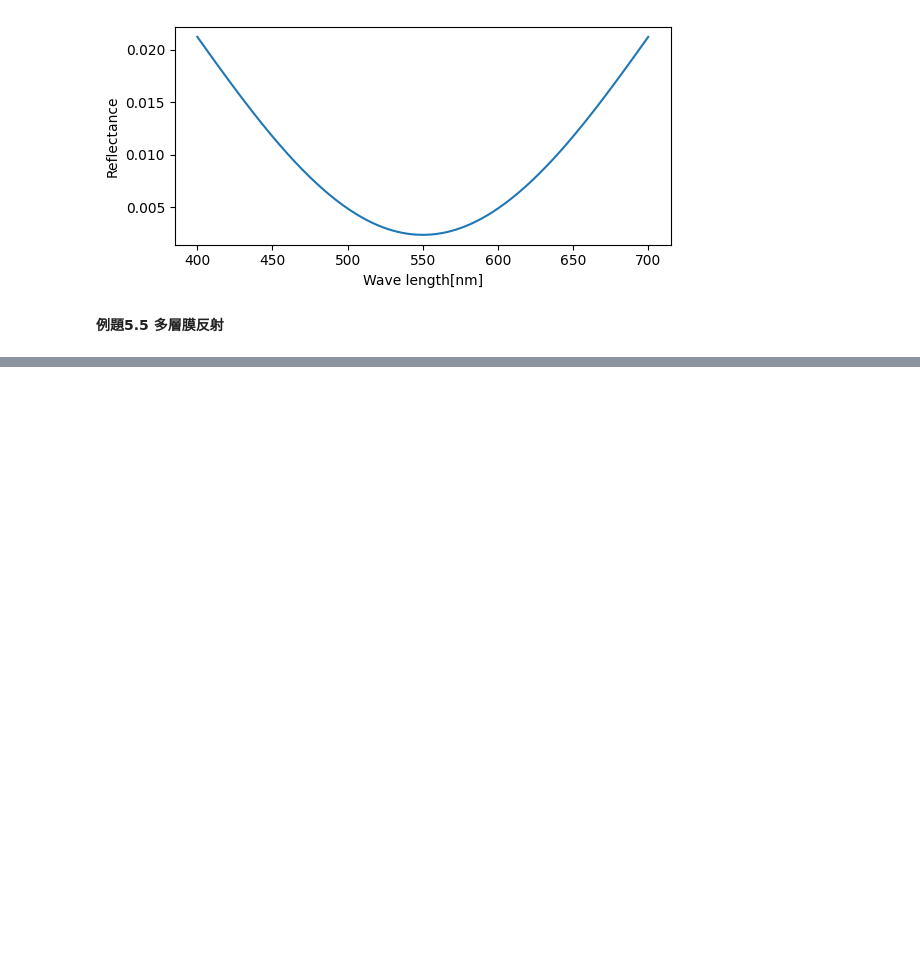
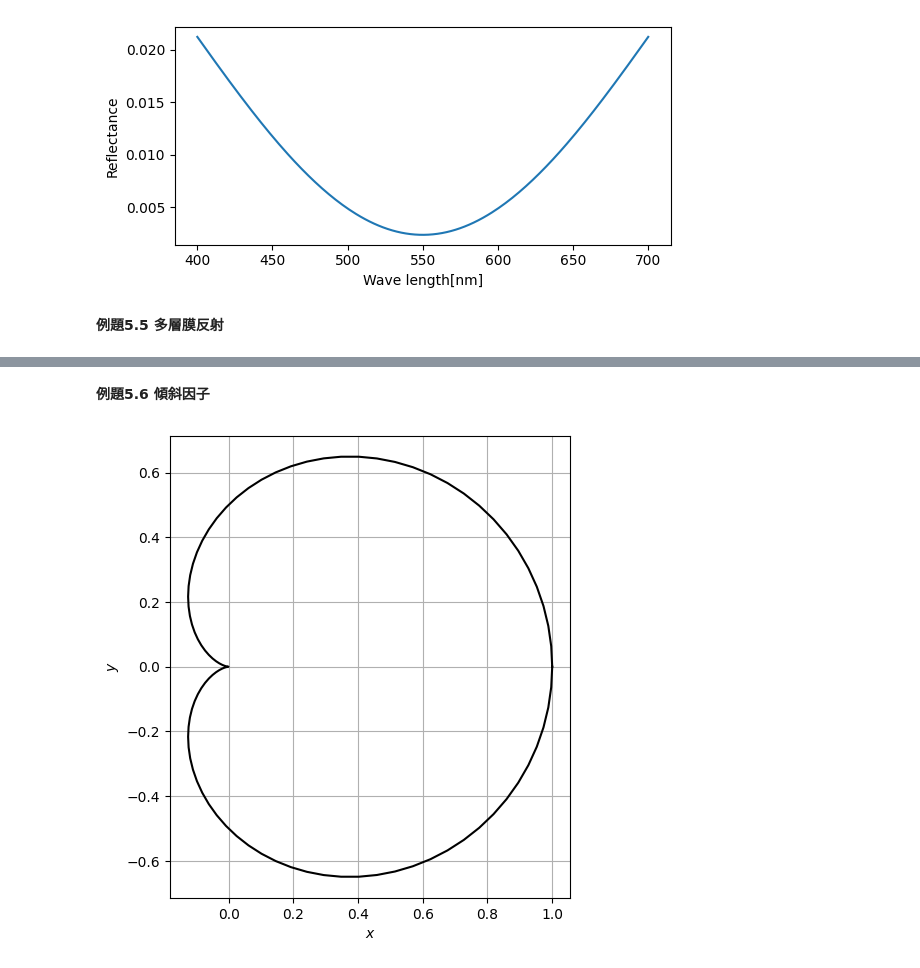
Before and after one commit to naotaka0608/python-, a Jupyter notebook: Pythonで学ぶ光学の基礎.ipynb, the cells around one changed output, grey strips where cells are left out. Saved outputs shown, nothing was run; the diff lists cells and outputs as text; code cells hidden in the pictures; blank space fills up the shorter version.

```diff
--- a/Pythonで学ぶ光学の基礎.ipynb
+++ b/Pythonで学ぶ光学の基礎.ipynb
@@ -371,0 +386,20 @@ fig.savefig("two_layer.png")
+# %% [markdown]
+**例題5.6 傾斜因子**
+# %%
+import numpy as np
+import matplotlib.pyplot as plt
+
+theta = np.linspace(0, 2 * np.pi, 100)
+x = (1 + np.cos(theta)) / 2 * np.cos(theta)
+y = (1 + np.cos(theta)) / 2 * np.sin(theta)
+
+fig, ax = plt.subplots(figsize=(6, 6))
+
+ax.plot(x, y, "-k")
+ax.grid()
+ax.set_aspect("equal")
+ax.set_xlabel("$x$")
+ax.set_ylabel("$y$")
+fig.savefig("inc_factor.png")
+# %% [output]
+[figure, added]
```
Also changed, not shown: parts of 33 cells of this notebook.
